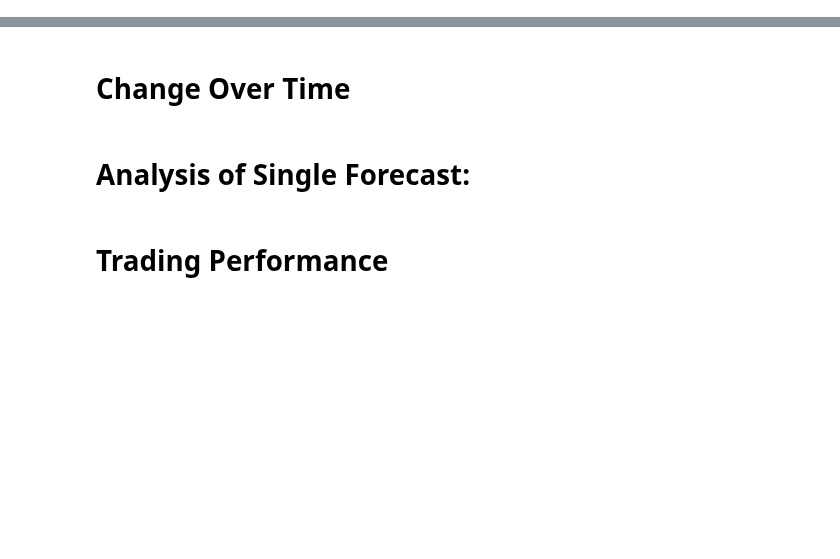
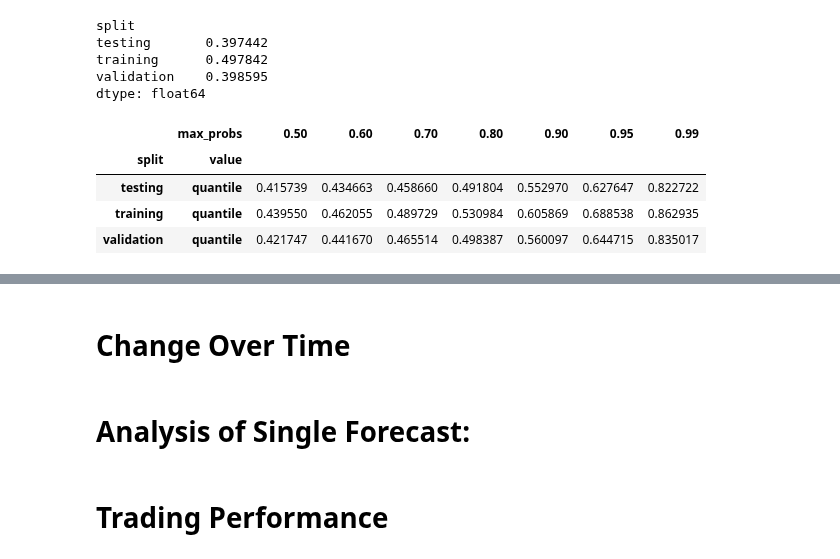
Before and after one commit to adrianbeer/LLM-News-Trading, a Jupyter notebook: src/evaluation/evaluation.ipynb, the cells around one changed output, grey strips where cells are left out. Drawn from its saved outputs; the diff is of its cells as text; code cells hidden in the pictures; blank space fills up the shorter version.

```diff
--- a/src/evaluation/evaluation.ipynb
+++ b/src/evaluation/evaluation.ipynb
@@ -37,0 +16,2 @@ dataset.loc[:, "cls_preds"] = cls_preds
+# %%
+df = pd.read_parquet(f"{config.data.predictions.regression_dir}/{model_id}.parquet")
@@ -37,0 +33,8 @@ dataset.loc[:, "cls_preds"] = cls_preds
+# %%
+df.groupby("split", observed=True).apply(accuracy)
+# %% [output]
+split
+testing       0.397442
+training      0.497842
+validation    0.398595
+dtype: float64
@@ -37,0 +45,8 @@ dataset.loc[:, "cls_preds"] = cls_preds
+# %%
+quantiles
+# %% [output]
+|  | max_probs | 0.50 | 0.60 | 0.70 | 0.80 | 0.90 | 0.95 | 0.99 |
+| split | value |  |  |  |  |  |  |  |
+| testing | quantile | 0.415739 | 0.434663 | 0.458660 | 0.491804 | 0.552970 | 0.627647 | 0.822722 |
+| training | quantile | 0.439550 | 0.462055 | 0.489729 | 0.530984 | 0.605869 | 0.688538 | 0.862935 |
+| validation | quantile | 0.421747 | 0.441670 | 0.465514 | 0.498387 | 0.560097 | 0.644715 | 0.835017 |
```
Also changed, not shown: parts of 17 cells of this notebook, 3 other files.
